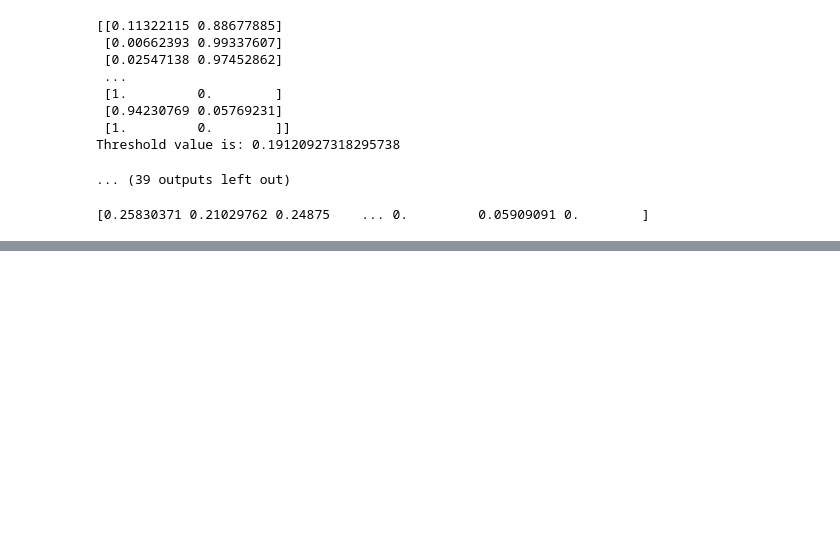
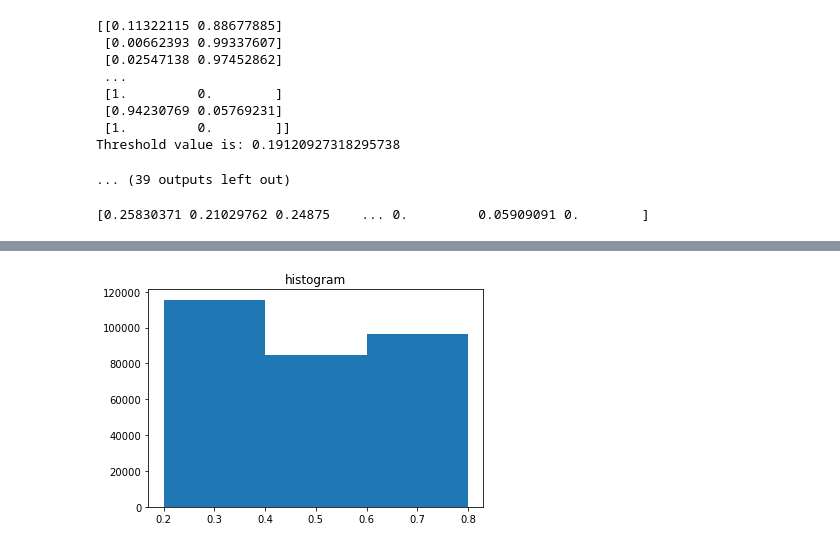
Before and after one commit to ellenwang1/ew-honoursthesis, a Jupyter notebook: Code/Untitled1.ipynb, the cells around one changed output, grey strips where cells are left out. Drawn from its saved outputs; the diff is of its cells as text; code cells hidden in the pictures; blank space fills up the shorter version.

```diff
--- a/Code/Untitled1.ipynb
+++ b/Code/Untitled1.ipynb
@@ -731,0 +783,10 @@ WM
+# %%
+from matplotlib import pyplot as plt
+flat_array = np.ravel(GM[0][1])
+np.histogram(flat_array,bins = [0.2, 0.4, 0.6, 0.8])
+hist,bins = np.histogram(flat_array,bins = [0,0.2, 0.4, 0.6, 0.8])
+plt.hist(flat_array, bins = [0.2, 0.4, 0.6, 0.8])
+plt.title("histogram")
+plt.show()
+# %% [output]
+[figure, added]
```
Also changed, not shown: parts of 17 cells of this notebook, 2 other files.
